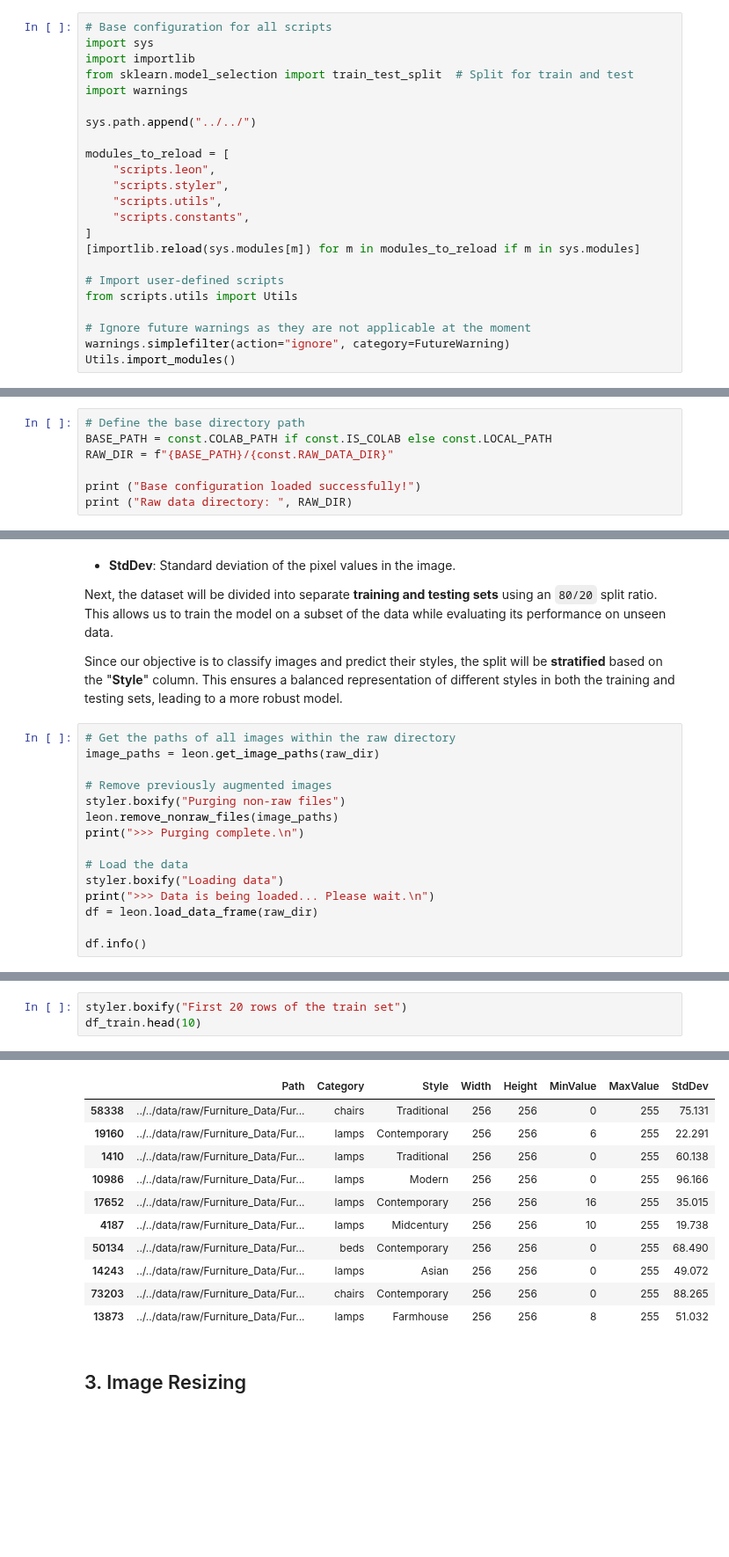
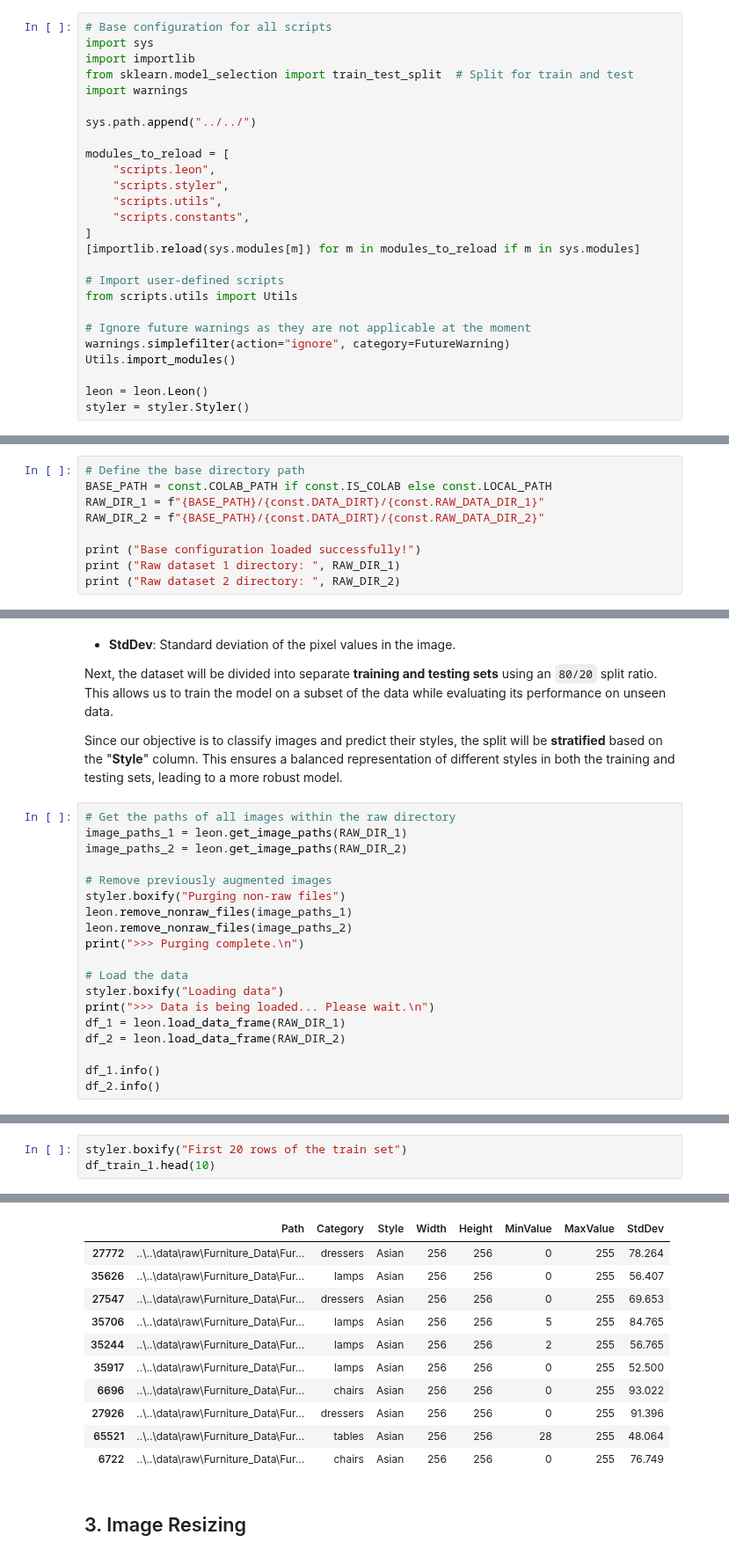
Before and after one commit to Mudoker/furniture-recognition-model, a Jupyter notebook: notebooks/data_analysis/data_preprocessing.ipynb, the cells around one changed output, grey strips where cells are left out. Shown at 88% size. Saved outputs shown, nothing was run; the diff lists cells and outputs as text; blank space fills up the shorter version.

Commit message:
refactor: Update import root path and folder structure

```diff
--- a/notebooks/data_analysis/data_preprocessing.ipynb
+++ b/notebooks/data_analysis/data_preprocessing.ipynb
@@ -56,6 +56,9 @@ from scripts.utils import Utils
 # Ignore future warnings as they are not applicable at the moment
 warnings.simplefilter(action="ignore", category=FutureWarning)
 Utils.import_modules()
+
+leon = leon.Leon()
+styler = styler.Styler()
 # %% [output]
 >>> os imported
 >>> sys imported
@@ -74,9 +77,11 @@ Utils.import_modules()
 # %%
 # Define the base directory path
 BASE_PATH = const.COLAB_PATH if const.IS_COLAB else const.LOCAL_PATH
-RAW_DIR = f"{BASE_PATH}/{const.RAW_DATA_DIR}"
+RAW_DIR_1 = f"{BASE_PATH}/{const.DATA_DIRT}/{const.RAW_DATA_DIR_1}"
+RAW_DIR_2 = f"{BASE_PATH}/{const.DATA_DIRT}/{const.RAW_DATA_DIR_2}"
 
 print ("Base configuration loaded successfully!")
-print ("Raw data directory: ", RAW_DIR)
+print ("Raw dataset 1 directory: ", RAW_DIR_1)
+print ("Raw dataset 2 directory: ", RAW_DIR_2)
 # %% [output]
 Base configuration loaded successfully!
@@ -156,19 +163,23 @@ Next, the dataset will be divided into separate **training and testing sets** us
 Since our objective is to classify images and predict their styles, the split will be **stratified** based on the "**Style**" column. This ensures a balanced representation of different styles in both the training and testing sets, leading to a more robust model.
 # %%
 # Get the paths of all images within the raw directory
-image_paths = leon.get_image_paths(raw_dir)
+image_paths_1 = leon.get_image_paths(RAW_DIR_1)
+image_paths_2 = leon.get_image_paths(RAW_DIR_2)
 
 # Remove previously augmented images
 styler.boxify("Purging non-raw files")
-leon.remove_nonraw_files(image_paths)
+leon.remove_nonraw_files(image_paths_1)
+leon.remove_nonraw_files(image_paths_2)
 print(">>> Purging complete.\n")
 
 # Load the data
 styler.boxify("Loading data")
 print(">>> Data is being loaded... Please wait.\n")
-df = leon.load_data_frame(raw_dir)
+df_1 = leon.load_data_frame(RAW_DIR_1)
+df_2 = leon.load_data_frame(RAW_DIR_2)
 
-df.info()
+df_1.info()
+df_2.info()
 # %% [output]
 ╭───────────────────────╮
 │ Purging non-raw files │
@@ -380,21 +298,21 @@ sofas: 2715
 # %%
 styler.boxify("First 20 rows of the train set")
-df_train.head(10)
+df_train_1.head(10)
 # %% [output]
 ╭────────────────────────────────╮
 │ First 20 rows of the train set │
 ╰────────────────────────────────╯
 |  | Path | Category | Style | Width | Height | MinValue | MaxValue | StdDev |
-| 58338 | ../../data/raw/Furniture_Data/Fur... | chairs | Traditional | 256 | 256 | 0 | 255 | 75.131 |
-| 19160 | ../../data/raw/Furniture_Data/Fur... | lamps | Contemporary | 256 | 256 | 6 | 255 | 22.291 |
-| 1410 | ../../data/raw/Furniture_Data/Fur... | lamps | Traditional | 256 | 256 | 0 | 255 | 60.138 |
-| 10986 | ../../data/raw/Furniture_Data/Fur... | lamps | Modern | 256 | 256 | 0 | 255 | 96.166 |
-| 17652 | ../../data/raw/Furniture_Data/Fur... | lamps | Contemporary | 256 | 256 | 16 | 255 | 35.015 |
-| 4187 | ../../data/raw/Furniture_Data/Fur... | lamps | Midcentury | 256 | 256 | 10 | 255 | 19.738 |
-| 50134 | ../../data/raw/Furniture_Data/Fur... | beds | Contemporary | 256 | 256 | 0 | 255 | 68.490 |
-| 14243 | ../../data/raw/Furniture_Data/Fur... | lamps | Asian | 256 | 256 | 0 | 255 | 49.072 |
-| 73203 | ../../data/raw/Furniture_Data/Fur... | chairs | Contemporary | 256 | 256 | 0 | 255 | 88.265 |
-| 13873 | ../../data/raw/Furniture_Data/Fur... | lamps | Farmhouse | 256 | 256 | 8 | 255 | 51.032 |
+| 27772 | ..\..\data\raw\Furniture_Data\Fur... | dressers | Asian | 256 | 256 | 0 | 255 | 78.264 |
+| 35626 | ..\..\data\raw\Furniture_Data\Fur... | lamps | Asian | 256 | 256 | 0 | 255 | 56.407 |
+| 27547 | ..\..\data\raw\Furniture_Data\Fur... | dressers | Asian | 256 | 256 | 0 | 255 | 69.653 |
+| 35706 | ..\..\data\raw\Furniture_Data\Fur... | lamps | Asian | 256 | 256 | 5 | 255 | 84.765 |
+| 35244 | ..\..\data\raw\Furniture_Data\Fur... | lamps | Asian | 256 | 256 | 2 | 255 | 56.765 |
+| 35917 | ..\..\data\raw\Furniture_Data\Fur... | lamps | Asian | 256 | 256 | 0 | 255 | 52.500 |
+| 6696 | ..\..\data\raw\Furniture_Data\Fur... | chairs | Asian | 256 | 256 | 0 | 255 | 93.022 |
+| 27926 | ..\..\data\raw\Furniture_Data\Fur... | dressers | Asian | 256 | 256 | 0 | 255 | 91.396 |
+| 65521 | ..\..\data\raw\Furniture_Data\Fur... | tables | Asian | 256 | 256 | 28 | 255 | 48.064 |
+| 6722 | ..\..\data\raw\Furniture_Data\Fur... | chairs | Asian | 256 | 256 | 0 | 255 | 76.749 |
 # %% [markdown]
 ## 3. Image Resizing
 # %% [markdown]
```
Also changed, not shown: parts of 35 cells of this notebook, 13 other files.
